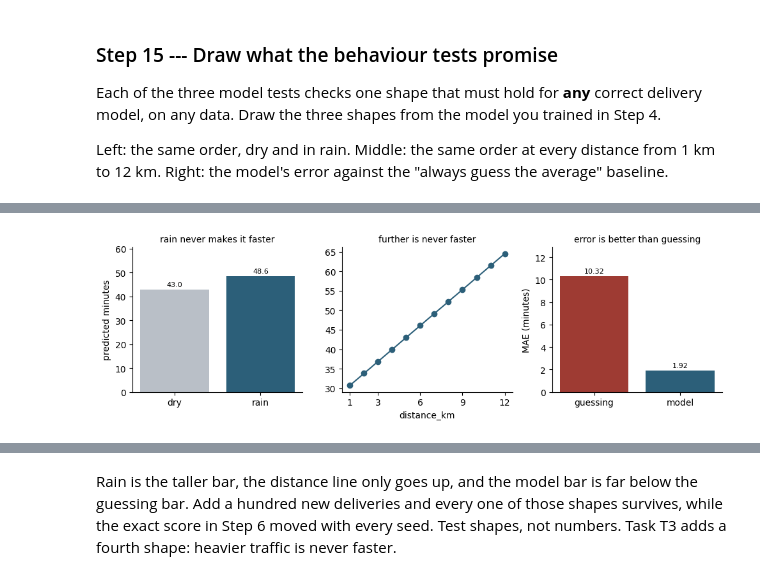
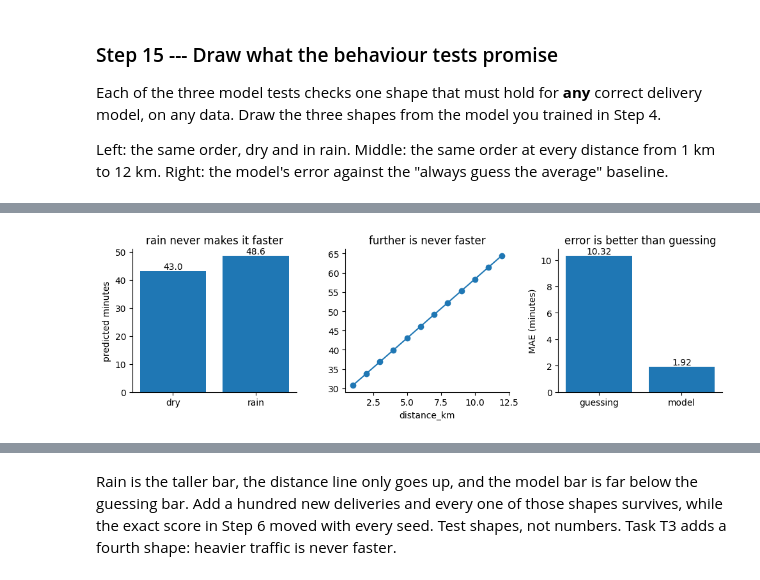
Before and after one commit to navvyya/DTI-learnify-project, a Jupyter notebook: P05.ipynb, the cells around one changed output, grey strips where cells are left out. Drawn from its saved outputs; the diff is of its cells as text; code cells hidden in the pictures.

```diff
--- a/P05.ipynb
+++ b/P05.ipynb
@@ -772,52 +908,86 @@ against the "always guess the average" baseline.
 # %%
-%matplotlib inline
+
+config["data"]["features"] = [
+    "distance_km",
+    "prep_time_min",
+    "traffic_level",
+    "rain"
+]
+config["data"]["target"] = "delivery_min"
+
 import matplotlib.pyplot as plt
-
+from sklearn.linear_model import LinearRegression
+from sklearn.metrics import mean_absolute_error
+from sklearn.model_selection import train_test_split
 
 def order(**changes):
-    """One typical order, with some fields changed."""
-    base = {"distance_km": 5.0, "prep_time_min": 20,
-            "traffic_level": 2, "rain": 0}
+    base = {
+        "distance_km": 5.0,
+        "prep_time_min": 20,
+        "traffic_level": 2,
+        "rain": 0
+    }
     return pd.DataFrame([{**base, **changes}])
 
+orders = pd.read_csv(DATA)
 
-# the same split conftest.py builds, so the two errors are comparable
-orders = pd.read_csv(DATA)
+X = orders[config["data"]["features"]]
+y = orders[config["data"]["target"]]
+
 X_tr, X_te, y_tr, y_te = train_test_split(
-    orders[config["data"]["features"]],
-    orders[config["data"]["target"]],
+    X, y,
     test_size=config["split"]["test_size"],
-    random_state=config["split"]["seed"],
+    random_state=config["split"]["seed"]
 )
+
+# Train model
+model = LinearRegression()
+model.fit(X_tr, y_tr)
+
 model_mae = mean_absolute_error(y_te, model.predict(X_te))
 baseline_mae = mean_absolute_error(y_te, [y_tr.mean()] * len(y_te))
 
 fig, (a, b, c) = plt.subplots(1, 3, figsize=(10, 3.2))
 
-dry, wet = (float(model.predict(order(rain=r))[0]) for r in (0, 1))
-bars = a.bar(["dry", "rain"], [dry, wet], color=["#B9BFC7", "#2C5F79"])
-a.bar_label(bars, fmt="%.1f", padding=2, fontsize=8)
-a.set_ylim(0, max(dry, wet) * 1.25)
+# Rain comparison
+dry, wet = [
+    float(model.predict(order(rain=r))[0])
+    for r in (0, 1)
+]
+
+bars = a.bar(["dry", "rain"], [dry, wet])
+a.bar_label(bars, fmt="%.1f")
 a.set_ylabel("predicted minutes")
-a.set_title("rain never makes it faster", fontsize=10)
+a.set_title("rain never makes it faster")
 
+# Distance comparison
 kms = list(range(1, 13))
-b.plot(kms, [float(model.predict(order(distance_km=k))[0]) for k in kms],
-       marker="o", color="#2C5F79")
-b.set_xticks([1, 3, 6, 9, 12])
+b.plot(
+    kms,
+    [float(model.predict(order(distance_km=k))[0]) for k in kms],
+    marker="o"
+)
 b.set_xlabel("distance_km")
-b.set_title("further is never faster", fontsize=10)
+b.set_title("further is never faster")
 
-bars = c.bar(["guessing", "model"], [baseline_mae, model_mae],
-             color=["#9E3B33", "#2C5F79"])
-c.bar_label(bars, fmt="%.2f", padding=2, fontsize=8)
-c.set_ylim(0, baseline_mae * 1.25)
+# Model vs baseline
+bars = c.bar(
+    ["guessing", "model"],
+    [baseline_mae, model_mae]
+)
+c.bar_label(bars, fmt="%.2f")
 c.set_ylabel("MAE (minutes)")
-c.set_title("error is better than guessing", fontsize=10)
+c.set_title("error is better than guessing")
 
 for ax in (a, b, c):
     ax.spines[["top", "right"]].set_visible(False)
+
 plt.tight_layout()
 plt.show()
+
+print("Model MAE:", model_mae)
+print("Baseline MAE:", baseline_mae)
+
+plt.show()
 # %% [output]
-[figure, old version]
+[figure, new version]
```
Also changed, not shown: parts of 26 cells of this notebook.
